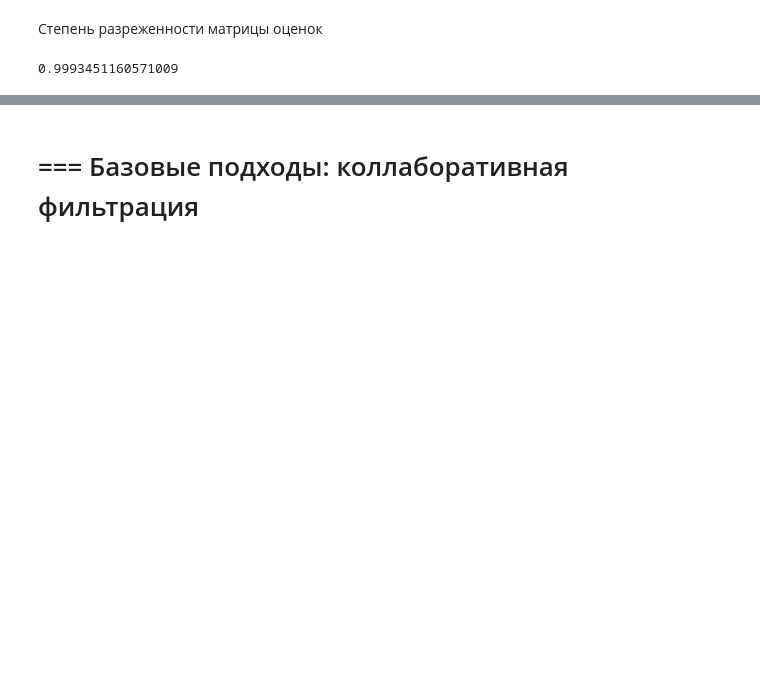
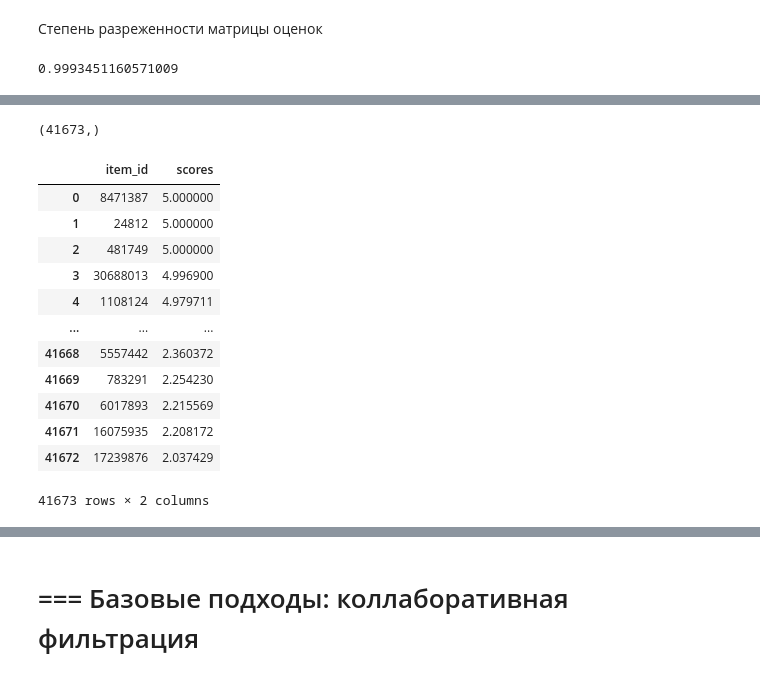
Before and after one commit to bos1988/practicum_mle_4_recsys, a Jupyter notebook: main_offline.ipynb, the cells around one changed output, grey strips where cells are left out. Drawn from its saved outputs; the diff is of its cells as text; code cells hidden in the pictures; blank space fills up the shorter version.

```diff
--- a/main_offline.ipynb
+++ b/main_offline.ipynb
@@ -203,0 +421,8 @@ sparsity
+# %%
+USER_ID = 1296647
+# %%
+items_to_predict = events['item_id'].unique()
+# %%
+items_to_predict.shape
+# %% [output]
+(41673,)
@@ -203,0 +436,16 @@ sparsity
+# %%
+predictions
+# %% [output]
+|  | item_id | scores |
+| 0 | 8471387 | 5.000000 |
+| 1 | 24812 | 5.000000 |
+| 2 | 481749 | 5.000000 |
+| 3 | 30688013 | 4.996900 |
+| 4 | 1108124 | 4.979711 |
+| ... | ... | ... |
+| 41668 | 5557442 | 2.360372 |
+| 41669 | 783291 | 2.254230 |
+| 41670 | 6017893 | 2.215569 |
+| 41671 | 16075935 | 2.208172 |
+| 41672 | 17239876 | 2.037429 |
+41673 rows × 2 columns
```
Also changed, not shown: parts of 55 cells of this notebook, 1 other file.
